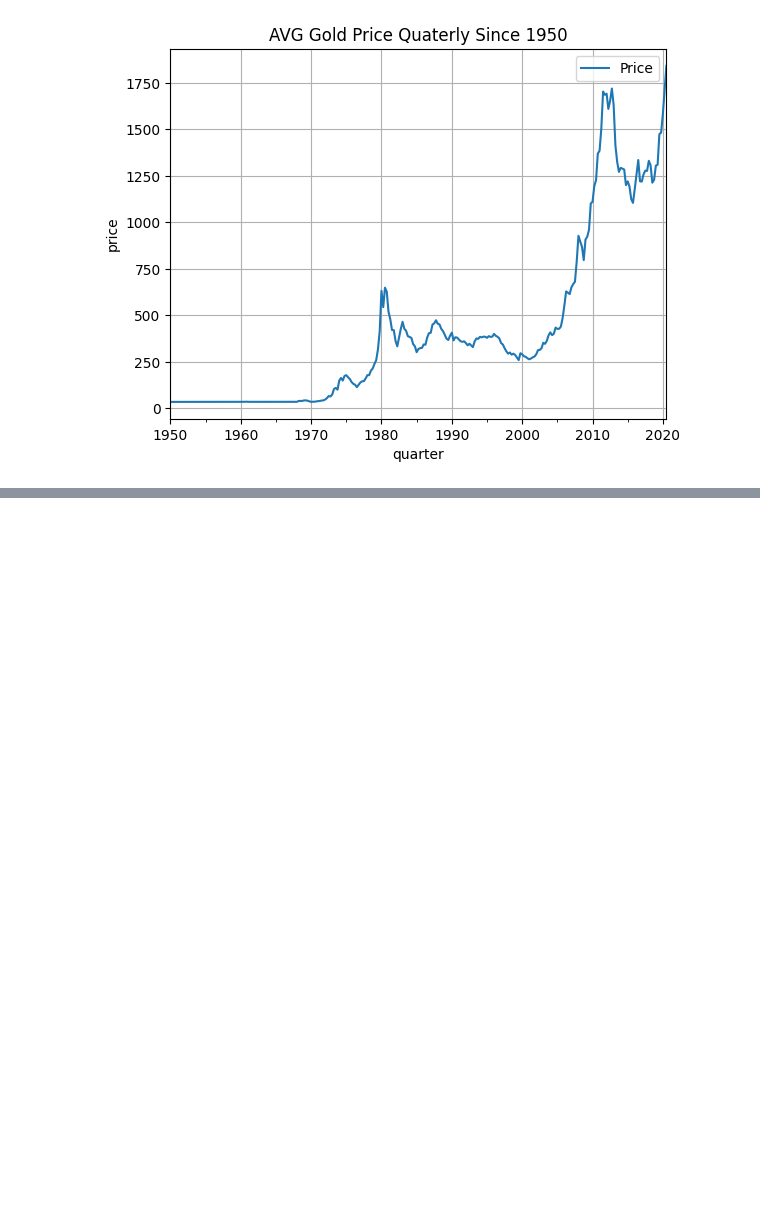
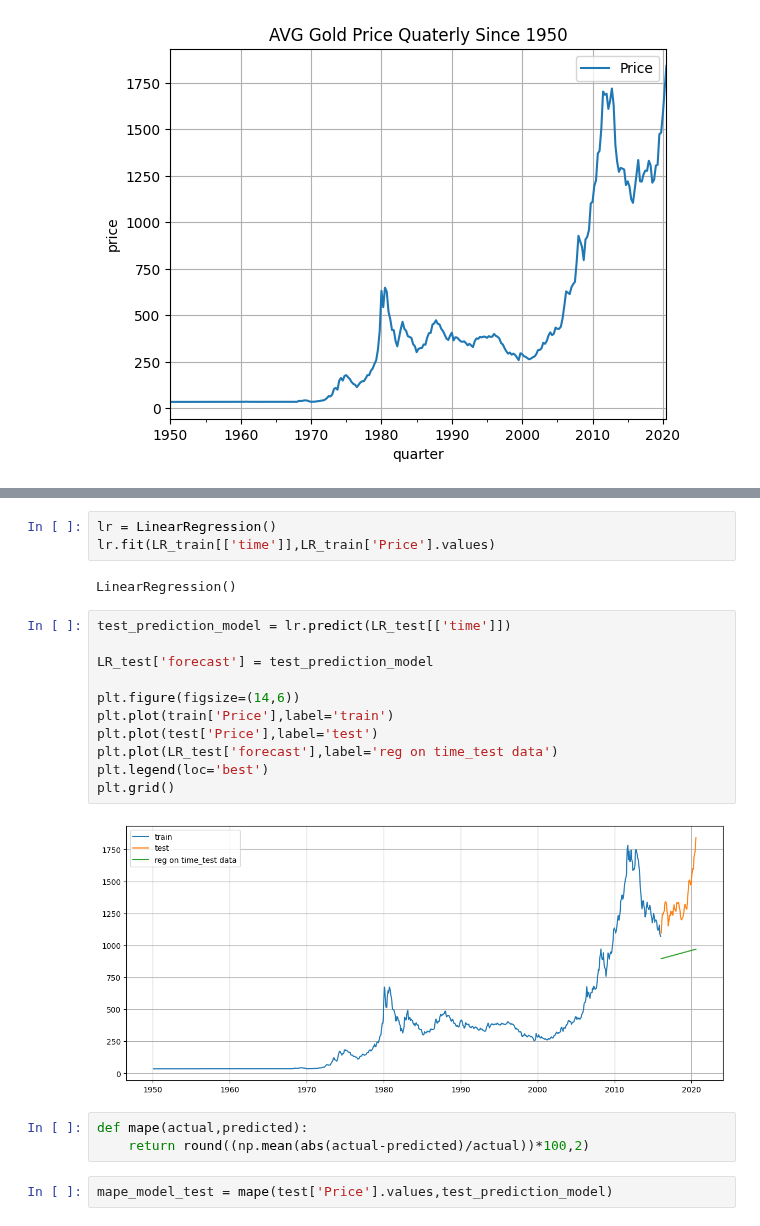
Before and after one commit to AyushNigam-1/ML-Projects, a Jupyter notebook: Stock_Prediction_Time_Series/Trading.ipynb, the cells around one changed output, grey strips where cells are left out. Cells and saved outputs as stored; diff of their text form; blank space fills up the shorter version.

```diff
--- a/Stock_Prediction_Time_Series/Trading.ipynb
+++ b/Stock_Prediction_Time_Series/Trading.ipynb
@@ -91,0 +157,23 @@ plt.grid()
+# %%
+lr = LinearRegression()
+lr.fit(LR_train[['time']],LR_train['Price'].values)
+# %% [output]
+LinearRegression()
+# %%
+test_prediction_model = lr.predict(LR_test[['time']])
+
+LR_test['forecast'] = test_prediction_model
+
+plt.figure(figsize=(14,6))
+plt.plot(train['Price'],label='train')
+plt.plot(test['Price'],label='test')
+plt.plot(LR_test['forecast'],label='reg on time_test data')
+plt.legend(loc='best')
+plt.grid()
+# %% [output]
+[figure, added]
+# %%
+def mape(actual,predicted):
+    return round((np.mean(abs(actual-predicted)/actual))*100,2)
+# %%
+mape_model_test = mape(test['Price'].values,test_prediction_model)
```
Also changed, not shown: parts of 24 cells of this notebook.
